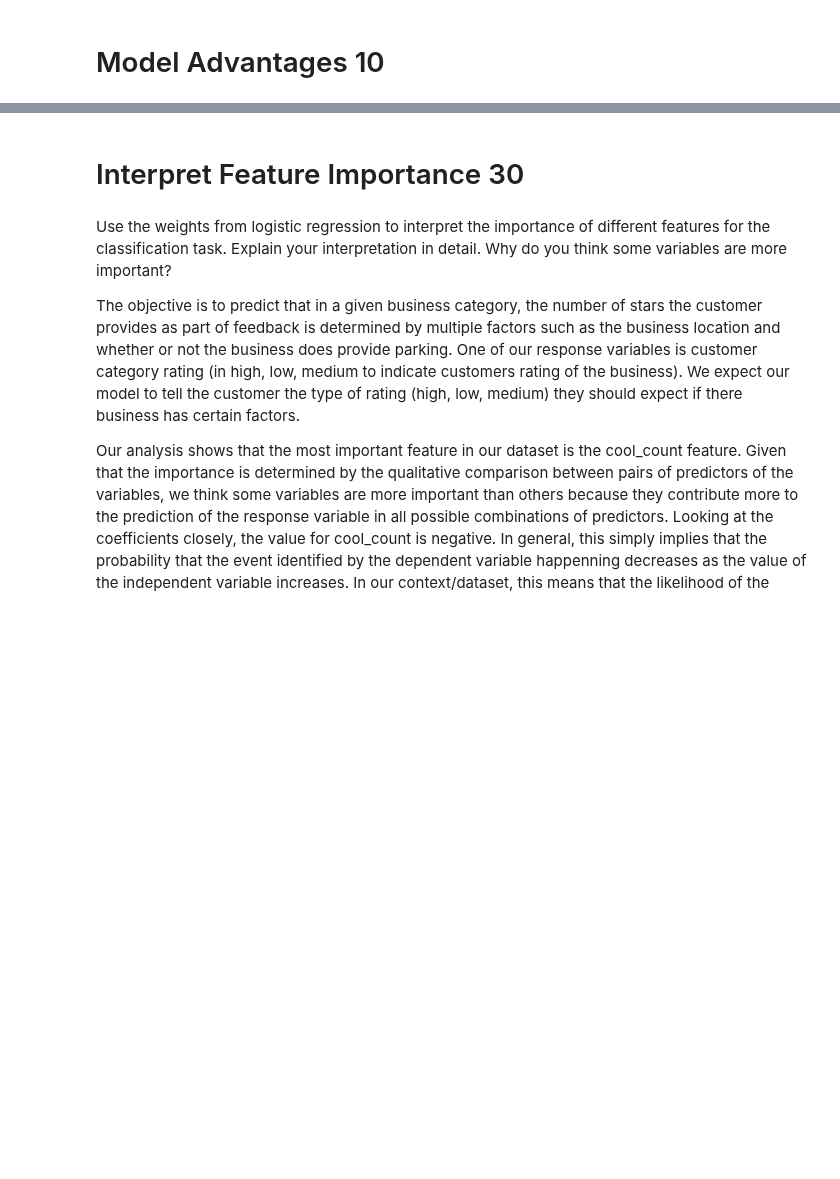
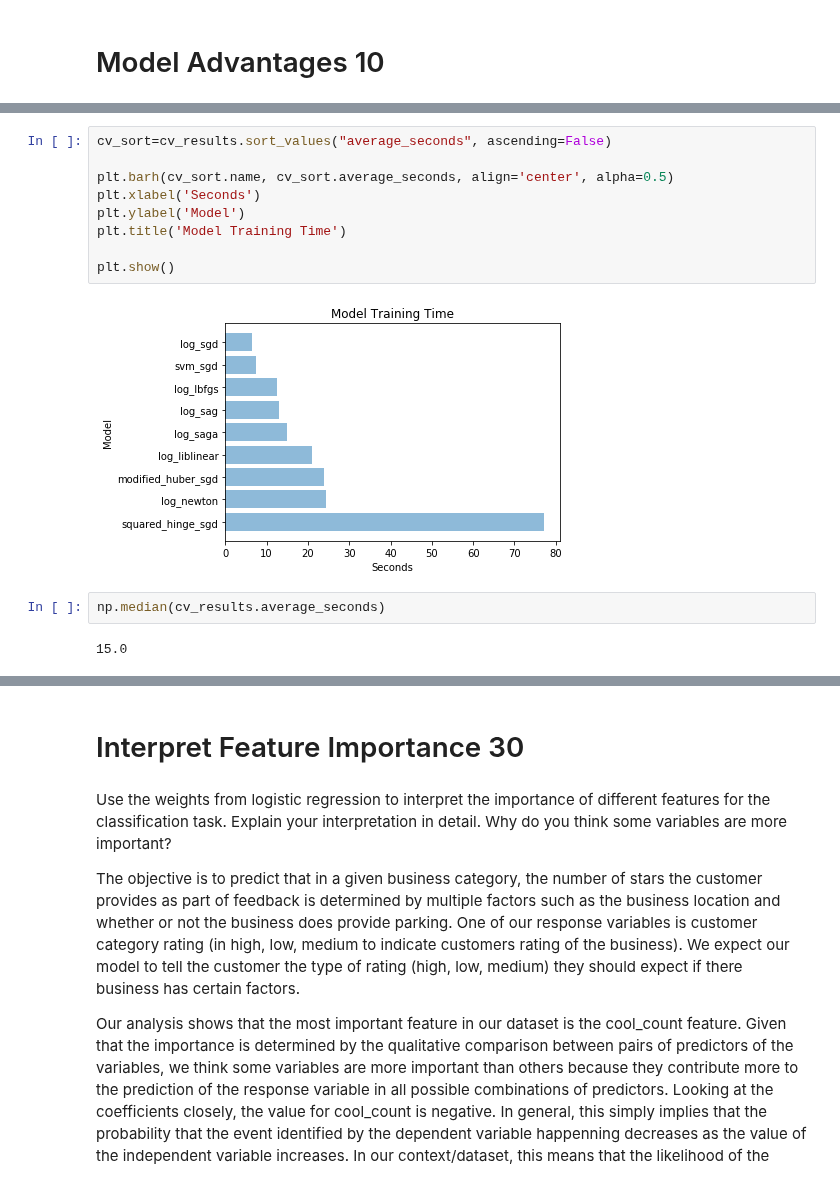
Before and after one commit to rchannewiser/MSDS-machine-learning1-team5, a Jupyter notebook: team5_lab2.ipynb, the cells around one changed output, grey strips where cells are left out. Cells and saved outputs as stored; diff of their text form; blank space fills up the shorter version.

```diff
--- a/team5_lab2.ipynb
+++ b/team5_lab2.ipynb
@@ -158,0 +329,15 @@ svm_sgd_model = lm.SGDClassifier(n_jobs=-1, loss="hinge")
+# %%
+cv_sort=cv_results.sort_values("average_seconds", ascending=False)
+
+plt.barh(cv_sort.name, cv_sort.average_seconds, align='center', alpha=0.5)
+plt.xlabel('Seconds')
+plt.ylabel('Model')
+plt.title('Model Training Time')
+
+plt.show()
+# %% [output]
+[figure, added]
+# %%
+np.median(cv_results.average_seconds)
+# %% [output]
+15.0
```
Also changed, not shown: parts of 37 cells of this notebook.
